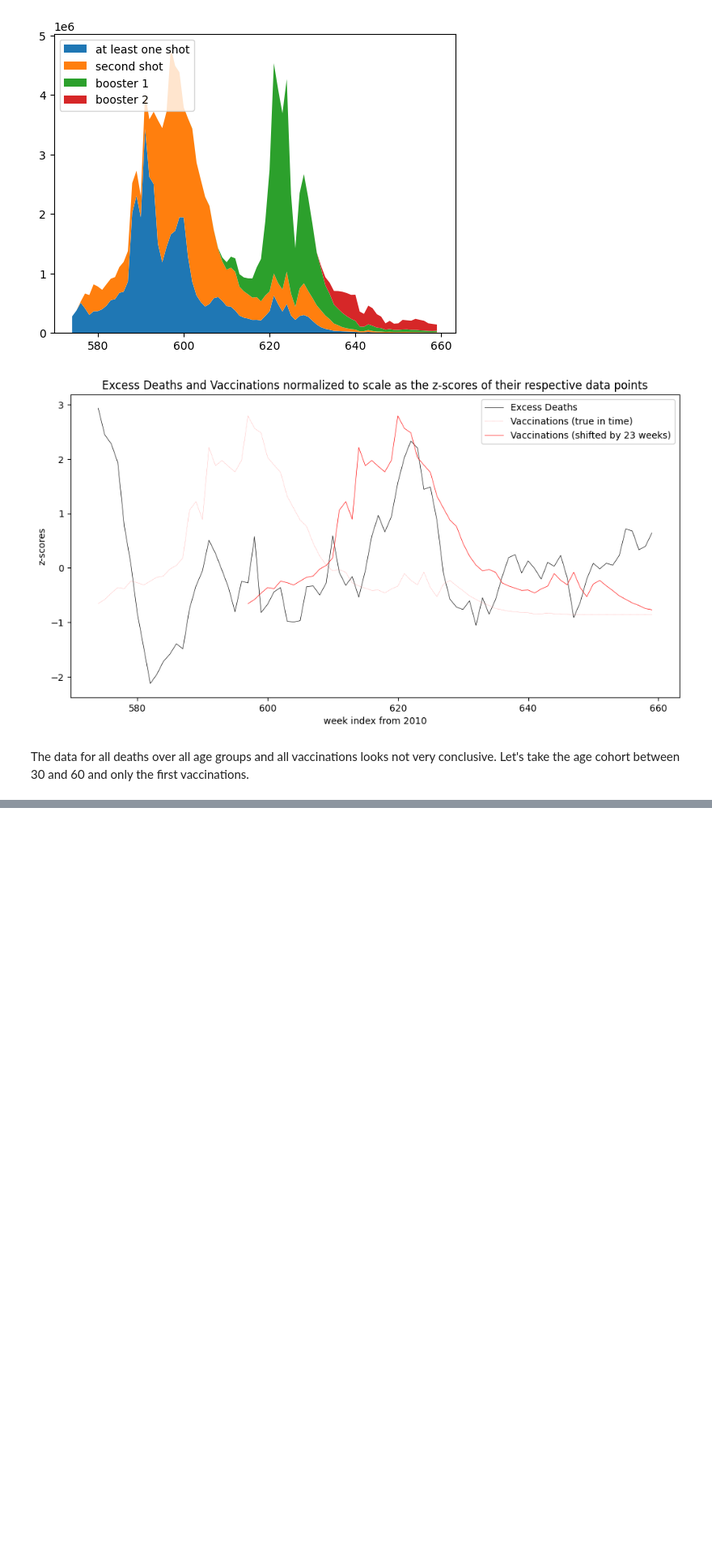
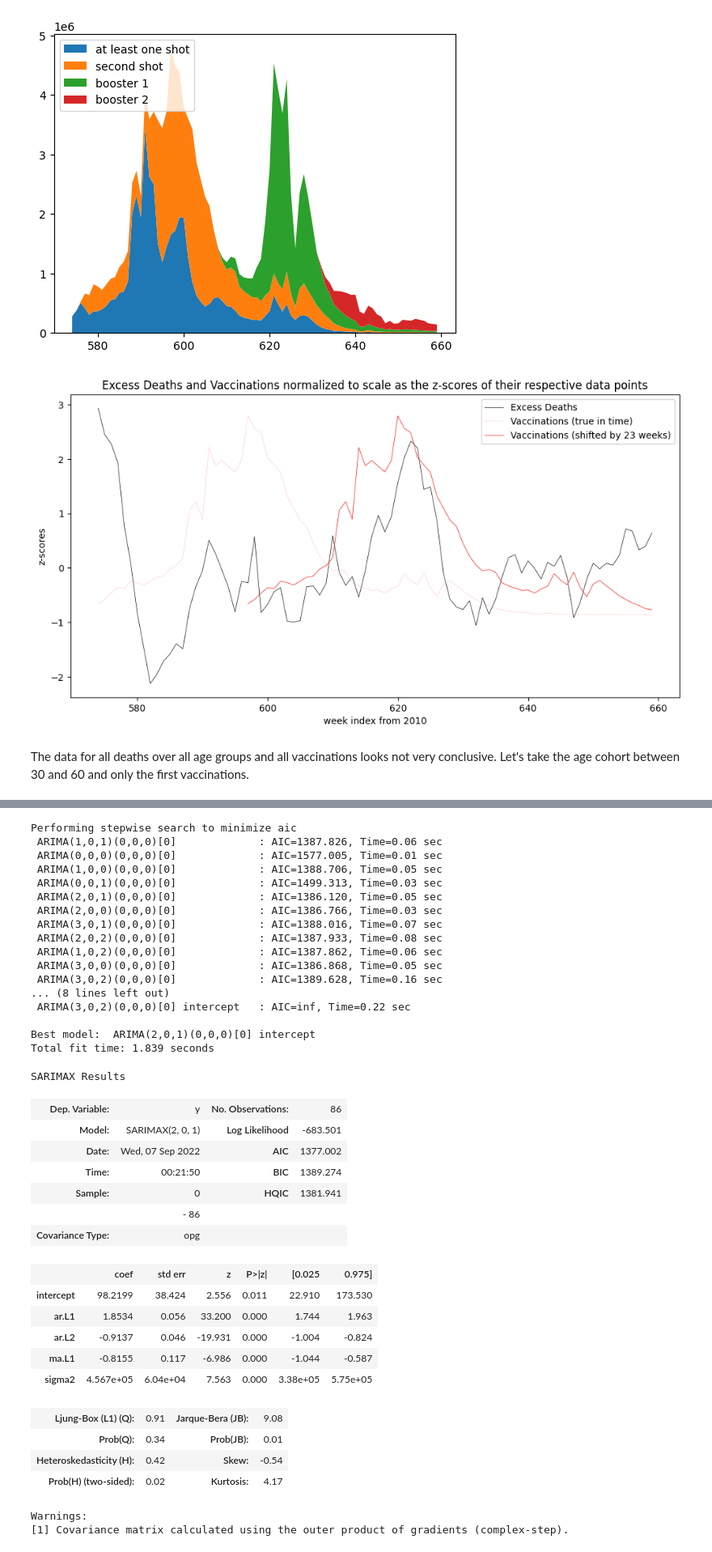
Before and after one commit to matthiasdaues/corona_mortality, a Jupyter notebook: notebooks/mortality_and_vaccination_against_covid.ipynb, the cells around one changed output, grey strips where cells are left out. Shown: that part at 81% size. Drawn from its saved outputs; the diff is of its cells as text; code cells hidden in the pictures; blank space fills up the shorter version.

```diff
--- a/notebooks/mortality_and_vaccination_against_covid.ipynb
+++ b/notebooks/mortality_and_vaccination_against_covid.ipynb
@@ -255,0 +325,53 @@ plt.show()
+# %%
+import pmdarima as pm
+
+# SARIMAX Model
+model = pm.auto_arima(death_vax_weekly[['total_excess']], #exogenous=df[['impfungen_biontech_min1_gi']],
+                           start_p=1, start_q=1,
+                           test='adf',
+                           max_p=3, max_q=3, m=1,
+                           start_P=0, seasonal=False,
+                           d=None, D=1, trace=True,
+                           error_action='ignore',
+                           suppress_warnings=True,
+                           stepwise=True)
+
+sxmodel.summary()
+# %% [output]
+Performing stepwise search to minimize aic
+ ARIMA(1,0,1)(0,0,0)[0]             : AIC=1387.826, Time=0.06 sec
+ ARIMA(0,0,0)(0,0,0)[0]             : AIC=1577.005, Time=0.01 sec
+ ARIMA(1,0,0)(0,0,0)[0]             : AIC=1388.706, Time=0.05 sec
+ ARIMA(0,0,1)(0,0,0)[0]             : AIC=1499.313, Time=0.03 sec
+ ARIMA(2,0,1)(0,0,0)[0]             : AIC=1386.120, Time=0.05 sec
+ ARIMA(2,0,0)(0,0,0)[0]             : AIC=1386.766, Time=0.03 sec
+ ARIMA(3,0,1)(0,0,0)[0]             : AIC=1388.016, Time=0.07 sec
+ ARIMA(2,0,2)(0,0,0)[0]             : AIC=1387.933, Time=0.08 sec
+ ARIMA(1,0,2)(0,0,0)[0]             : AIC=1387.862, Time=0.06 sec
+ ARIMA(3,0,0)(0,0,0)[0]             : AIC=1386.868, Time=0.05 sec
+ ARIMA(3,0,2)(0,0,0)[0]             : AIC=1389.628, Time=0.16 sec
+... (8 lines left out)
+ ARIMA(3,0,2)(0,0,0)[0] intercept   : AIC=inf, Time=0.22 sec
+
+Best model:  ARIMA(2,0,1)(0,0,0)[0] intercept
+Total fit time: 1.839 seconds
+SARIMAX Results
+| Dep. Variable: | y | No. Observations: | 86 |
+| Model: | SARIMAX(2, 0, 1) | Log Likelihood | -683.501 |
+| Date: | Wed, 07 Sep 2022 | AIC | 1377.002 |
+| Time: | 00:21:50 | BIC | 1389.274 |
+| Sample: | 0 | HQIC | 1381.941 |
+|  | - 86 |  |  |
+| Covariance Type: | opg |  |  |
+|  | coef | std err | z | P>|z| | [0.025 | 0.975] |
+| intercept | 98.2199 | 38.424 | 2.556 | 0.011 | 22.910 | 173.530 |
+| ar.L1 | 1.8534 | 0.056 | 33.200 | 0.000 | 1.744 | 1.963 |
+| ar.L2 | -0.9137 | 0.046 | -19.931 | 0.000 | -1.004 | -0.824 |
+| ma.L1 | -0.8155 | 0.117 | -6.986 | 0.000 | -1.044 | -0.587 |
+| sigma2 | 4.567e+05 | 6.04e+04 | 7.563 | 0.000 | 3.38e+05 | 5.75e+05 |
+| Ljung-Box (L1) (Q): | 0.91 | Jarque-Bera (JB): | 9.08 |
+| Prob(Q): | 0.34 | Prob(JB): | 0.01 |
+| Heteroskedasticity (H): | 0.42 | Skew: | -0.54 |
+| Prob(H) (two-sided): | 0.02 | Kurtosis: | 4.17 |
+Warnings:
+[1] Covariance matrix calculated using the outer product of gradients (complex-step).
```
Also changed, not shown: parts of 8 cells of this notebook.
